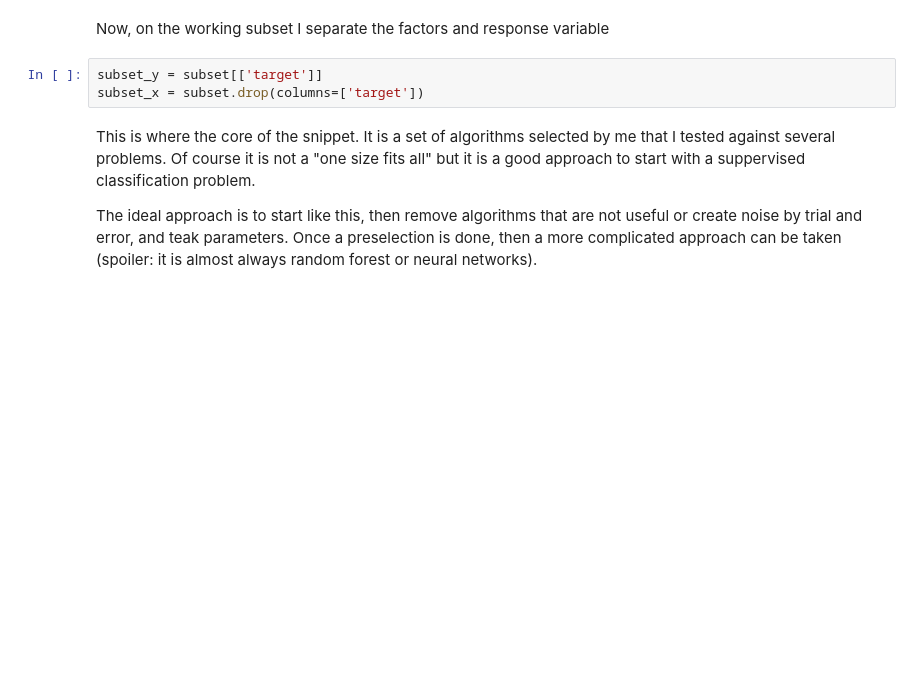
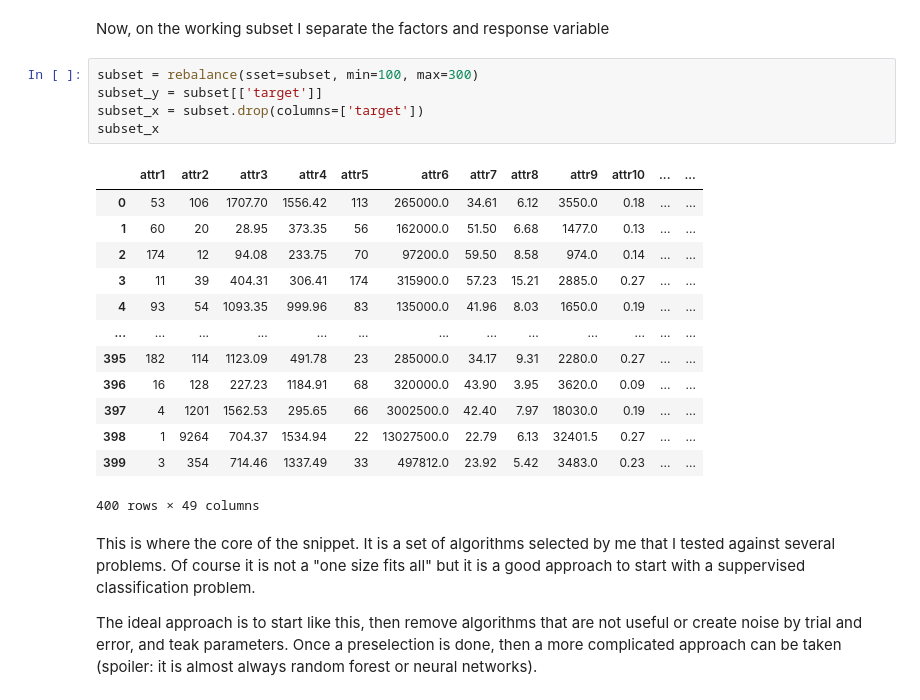
Before and after one commit to krikorantranik/Work, a Jupyter notebook: QuickSupervised.ipynb, the cells around one changed output. Drawn from its saved outputs; the diff is of its cells as text; blank space fills up the shorter version.

```diff
--- a/QuickSupervised.ipynb
+++ b/QuickSupervised.ipynb
@@ -76,8 +114,24 @@ subset=outp[0]
 # %% [markdown]
 Now, on the working subset I separate the factors and response variable
 # %%
+subset = rebalance(sset=subset, min=100, max=300)
 subset_y = subset[['target']]
 subset_x = subset.drop(columns=['target'])
+subset_x
+# %% [output]
+|  | attr1 | attr2 | attr3 | attr4 | attr5 | attr6 | attr7 | attr8 | attr9 | attr10 | ... | ... |
+| 0 | 53 | 106 | 1707.70 | 1556.42 | 113 | 265000.0 | 34.61 | 6.12 | 3550.0 | 0.18 | ... | ... |
+| 1 | 60 | 20 | 28.95 | 373.35 | 56 | 162000.0 | 51.50 | 6.68 | 1477.0 | 0.13 | ... | ... |
+| 2 | 174 | 12 | 94.08 | 233.75 | 70 | 97200.0 | 59.50 | 8.58 | 974.0 | 0.14 | ... | ... |
+| 3 | 11 | 39 | 404.31 | 306.41 | 174 | 315900.0 | 57.23 | 15.21 | 2885.0 | 0.27 | ... | ... |
+| 4 | 93 | 54 | 1093.35 | 999.96 | 83 | 135000.0 | 41.96 | 8.03 | 1650.0 | 0.19 | ... | ... |
+| ... | ... | ... | ... | ... | ... | ... | ... | ... | ... | ... | ... | ... |
+| 395 | 182 | 114 | 1123.09 | 491.78 | 23 | 285000.0 | 34.17 | 9.31 | 2280.0 | 0.27 | ... | ... |
+| 396 | 16 | 128 | 227.23 | 1184.91 | 68 | 320000.0 | 43.90 | 3.95 | 3620.0 | 0.09 | ... | ... |
+| 397 | 4 | 1201 | 1562.53 | 295.65 | 66 | 3002500.0 | 42.40 | 7.97 | 18030.0 | 0.19 | ... | ... |
+| 398 | 1 | 9264 | 704.37 | 1534.94 | 22 | 13027500.0 | 22.79 | 6.13 | 32401.5 | 0.27 | ... | ... |
+| 399 | 3 | 354 | 714.46 | 1337.49 | 33 | 497812.0 | 23.92 | 5.42 | 3483.0 | 0.23 | ... | ... |
+400 rows × 49 columns
 # %% [markdown]
 This is where the core of the snippet. It is a set of algorithms selected by me that I tested against several problems. Of course it is not a "one size fits all" but it is a good approach to start with a suppervised classification problem.
 
```
Also changed, not shown: parts of 10 cells of this notebook.
